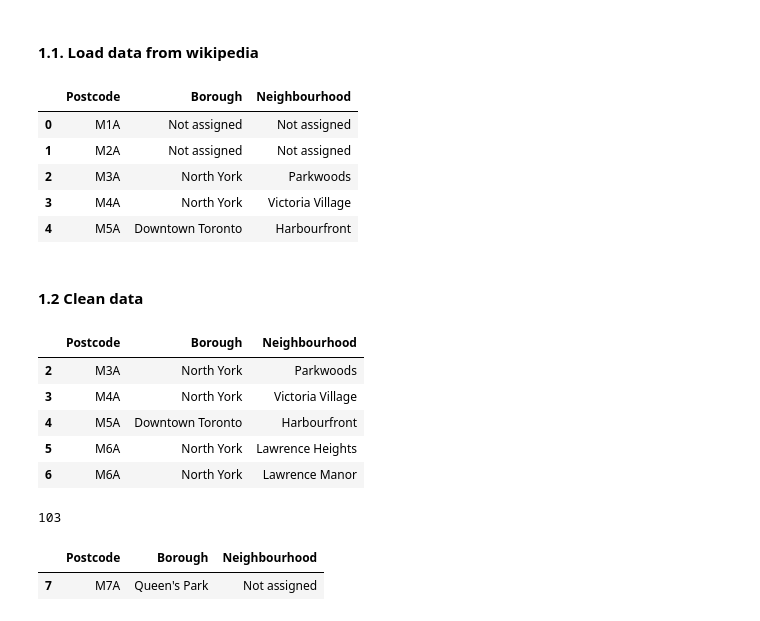
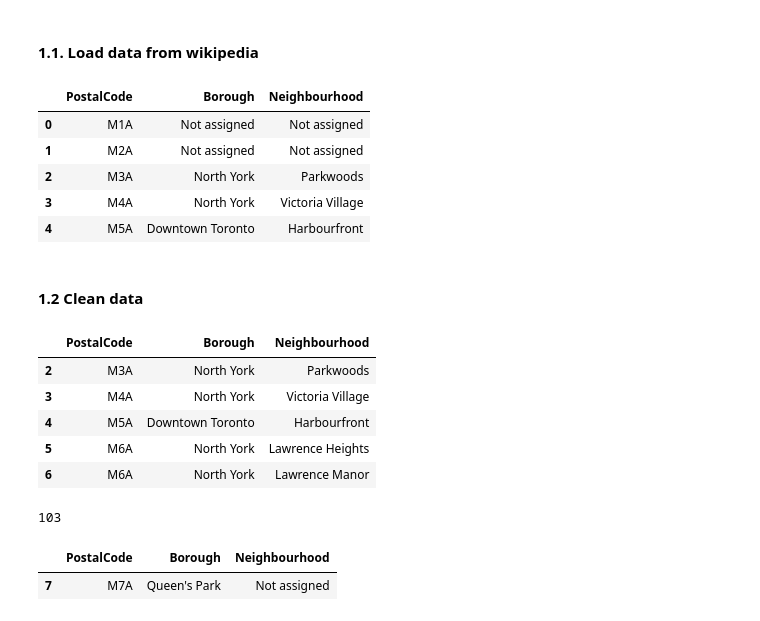
Before and after one commit to Elisabeth-A/Coursera_Capstone, a Jupyter notebook: Segmenting&Clustering_Toronto_Neighborhoods.ipynb, the cells around one changed output. Drawn from its saved outputs; the diff is of its cells as text; code cells hidden in the pictures.

```diff
--- a/Segmenting&Clustering_Toronto_Neighborhoods.ipynb
+++ b/Segmenting&Clustering_Toronto_Neighborhoods.ipynb
@@ -56,12 +56,14 @@ Libraries imported.
 # %%
 # Get the html source
 html = wikipedia.page("List_of_postal_codes_of_Canada:_M").html().encode("UTF-8")
 
 # save it as pd.dataframe
 df = pd.read_html(html)[0]
+df.rename(columns={'Postcode': 'PostalCode'}, inplace=True)
+df.rename(columns={'District': 'Borough'}, inplace=True)
 df.head()
 # %% [output]
-|  | Postcode | Borough | Neighbourhood |
+|  | PostalCode | Borough | Neighbourhood |
 | 0 | M1A | Not assigned | Not assigned |
 | 1 | M2A | Not assigned | Not assigned |
 | 2 | M3A | North York | Parkwoods |
@@ -74,7 +76,7 @@ df.head()
 df2=df[df.Borough!= 'Not assigned']
 df2.head()
 # %% [output]
-|  | Postcode | Borough | Neighbourhood |
+|  | PostalCode | Borough | Neighbourhood |
 | 2 | M3A | North York | Parkwoods |
 | 3 | M4A | North York | Victoria Village |
 | 4 | M5A | Downtown Toronto | Harbourfront |
@@ -90,7 +92,7 @@ len(postcode)
 # find not assigned neighbourhoods
 df2[df2.Neighbourhood=='Not assigned']
 # %% [output]
-|  | Postcode | Borough | Neighbourhood |
+|  | PostalCode | Borough | Neighbourhood |
 | 7 | M7A | Queen's Park | Not assigned |
 # %%
 # assign Borough name to not assigned neighbourhoods
```
Also changed, not shown: parts of 84 cells of this notebook.
